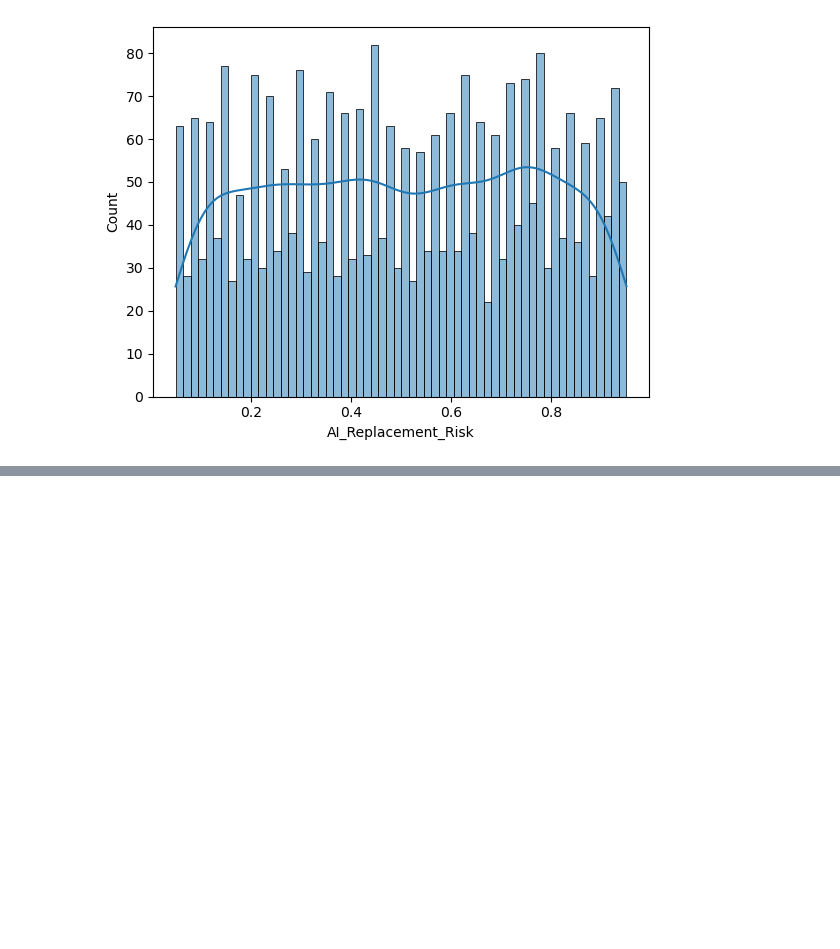
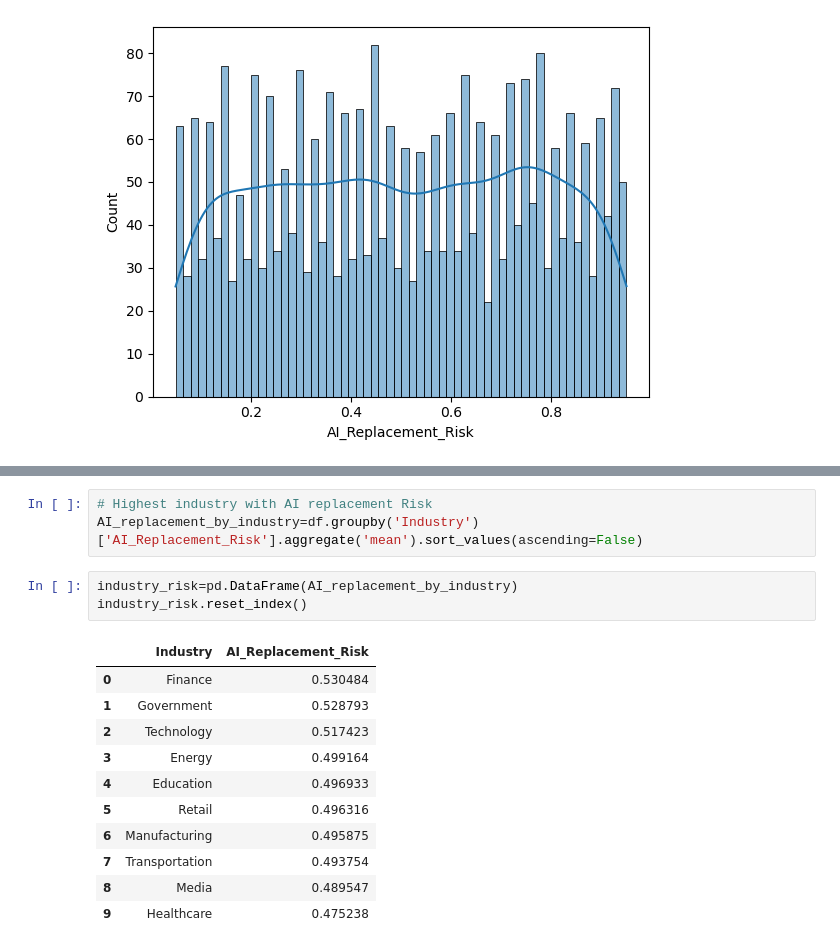
Before and after one commit to gsowjanya11/AI_Impact_in_future_on_Jobs_2030_EDA, a Jupyter notebook: FeatureEngineering&EDA.ipynb, the cells around one changed output, grey strips where cells are left out. Drawn from its saved outputs; the diff is of its cells as text; blank space fills up the shorter version.

```diff
--- a/FeatureEngineering&EDA.ipynb
+++ b/FeatureEngineering&EDA.ipynb
@@ -199,0 +197,18 @@ plt.show()
+# %%
+# Highest industry with AI replacement Risk
+AI_replacement_by_industry=df.groupby('Industry')['AI_Replacement_Risk'].aggregate('mean').sort_values(ascending=False)
+# %%
+industry_risk=pd.DataFrame(AI_replacement_by_industry)
+industry_risk.reset_index()
+# %% [output]
+|  | Industry | AI_Replacement_Risk |
+| 0 | Finance | 0.530484 |
+| 1 | Government | 0.528793 |
+| 2 | Technology | 0.517423 |
+| 3 | Energy | 0.499164 |
+| 4 | Education | 0.496933 |
+| 5 | Retail | 0.496316 |
+| 6 | Manufacturing | 0.495875 |
+| 7 | Transportation | 0.493754 |
+| 8 | Media | 0.489547 |
+| 9 | Healthcare | 0.475238 |
```
Also changed, not shown: parts of 7 cells of this notebook, 1 other file.
